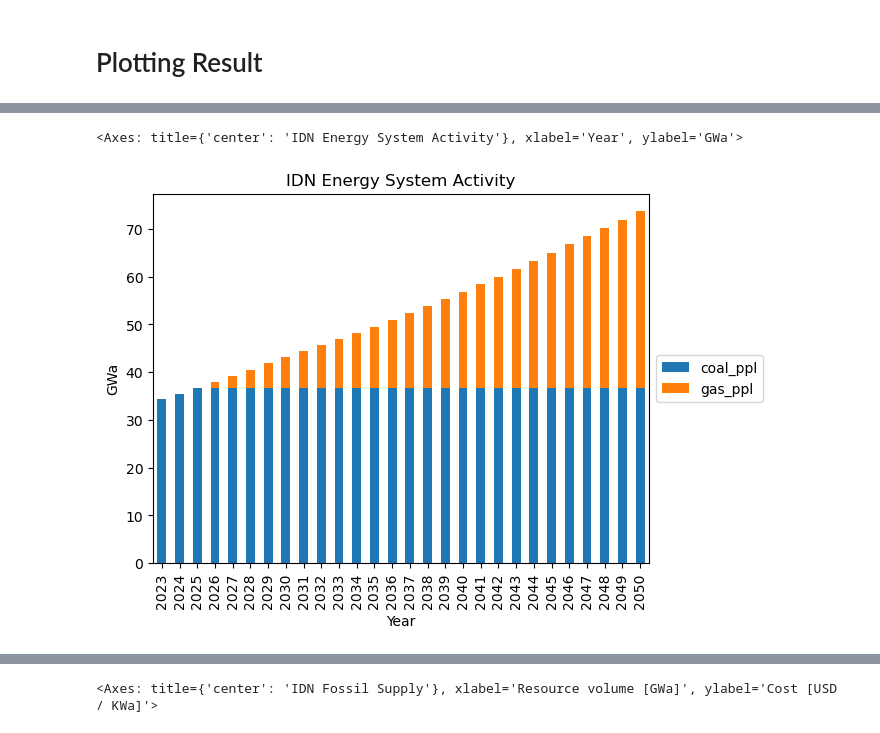
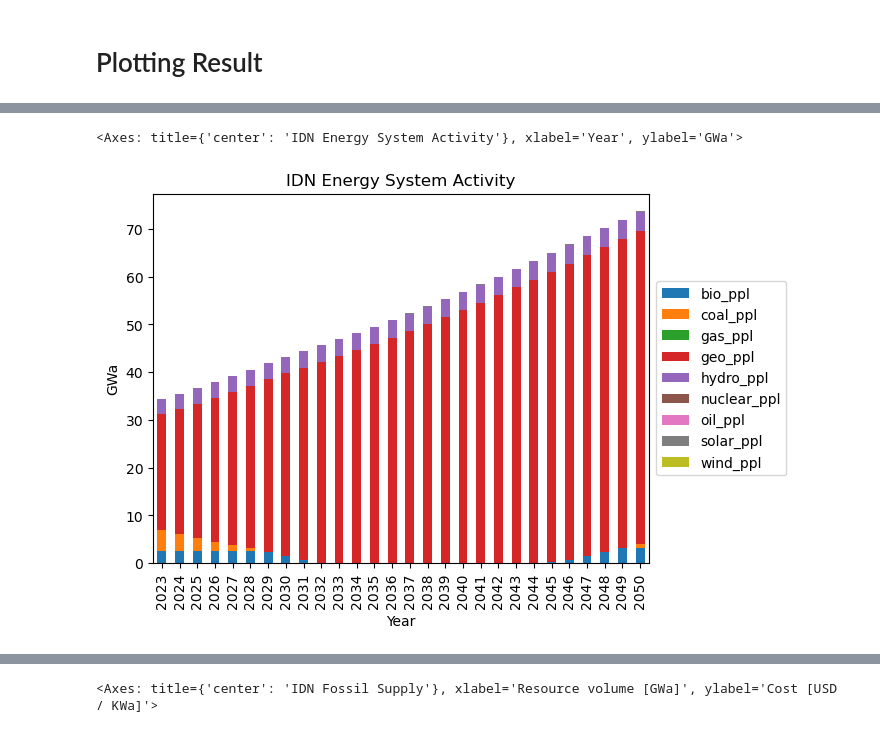
Before and after one commit to itangr31/messageix_indonesia_prototype, a Jupyter notebook: indonesia_baseline.ipynb, the cells around one changed output, grey strips where cells are left out. Saved outputs shown, nothing was run; the diff lists cells and outputs as text; code cells hidden in the pictures.

```diff
--- a/indonesia_baseline.ipynb
+++ b/indonesia_baseline.ipynb
@@ -625,5 +665,7 @@ scenario.add_par('var_cost',var_cost)
 # %% [markdown]
 ## Calibration Parameter
+# %%
+ppl_commodities = ['Coal','Natural Gas','Oil','Hydro','Solar PV','Wind','Geothermal','Bioenergy','Nuclear']
 # %%
 df_gen = pd.read_excel(filename,sheet_name='IDN_Generation_BAS',skiprows=44)[:9]
 df_gen.rename(columns={'by technology - summary (TWh)':'fuel'},inplace=True)
@@ -657,0 +724,14 @@ for tec,act in zip(elec_tec,his_act):
+# %%
+'''growth_tec = ppl_tec + t_d_tec
+
+base_growth = {
+    'node_loc':country,
+    'year_act':model_horizon,
+    'value':0.05,
+    'time':'year',
+    'unit':'%',
+}
+
+for tec in growth_tec:
+    df = make_df(base_growth,technology=tec)
+    scenario.add_par('growth_activity_up',df)'''
@@ -658,4 +799,4 @@ for tec,act in zip(elec_tec,his_act):
 # %%
-df_cap = pd.read_excel(filename,sheet_name='IDN_Capacity_BAS',skiprows=48)[:10]
+'''df_cap = pd.read_excel(filename,sheet_name='IDN_Capacity_BAS',skiprows=48)[:10]
 df_cap.rename(columns={'by technology - summary (GW)':'fuel'},inplace=True)
-df_cap = df_cap.melt(id_vars='fuel',value_vars=list(range(2005,2023)),var_name='Year')
+df_cap = df_cap.melt(id_vars='fuel',value_vars=list(range(2005,2023)),var_name='Year')'''
@@ -662,21 +805,15 @@ df_cap = df_cap.melt(id_vars='fuel',value_vars=list(range(2005,2023)),var_name='
 # %%
-ace_coal_cap_his = list(df_cap[df_cap['fuel'] == 'Coal']['value'])
+'''mp.add_unit("GW/y")
 
-ace_gas_cap_his = list(df_cap[df_cap['fuel'] == 'Natural Gas']['value'])
-
-ace_oil_cap_his = list(df_cap[df_cap['fuel'] == 'Oil']['value'])
-
-his_cap = [ace_coal_cap_his,ace_gas_cap_his,ace_oil_cap_his]
-
-
-for tec,cap in zip(elec_tec,his_cap):
+for cap,tec in zip(ppl_commodities,ppl_tec):
+    d_his = list(df_cap[df_cap['fuel'] == cap]['value'])
     df = make_df(
         'historical_new_capacity',
         node_loc = country,
         year_vtg = historical_horizon,
-        unit = 'GW',
+        unit = 'GW/y',
         technology = tec,
-        value=cap
+        value=d_his
     )
 
-    scenario.add_par('historical_new_capacity',df)
+    scenario.add_par('historical_new_capacity',df)'''
@@ -715,9 +877,9 @@ prepare_plots(rep)
 # %%
-rep.set_filters(t=["coal_ppl",'gas_ppl','oil_ppl'], ya=model_horizon)
+rep.set_filters(t=ppl_tec, ya=model_horizon)
 rep.get("plot activity")
 # %% [output]
 <Axes: title={'center': 'IDN Energy System Activity'}, xlabel='Year', ylabel='GWa'>
-[figure, old version]
+[figure, new version]
 # %%
 rep.get('plot capacity')
 # %% [output]
```
Also changed, not shown: parts of 36 cells of this notebook.
